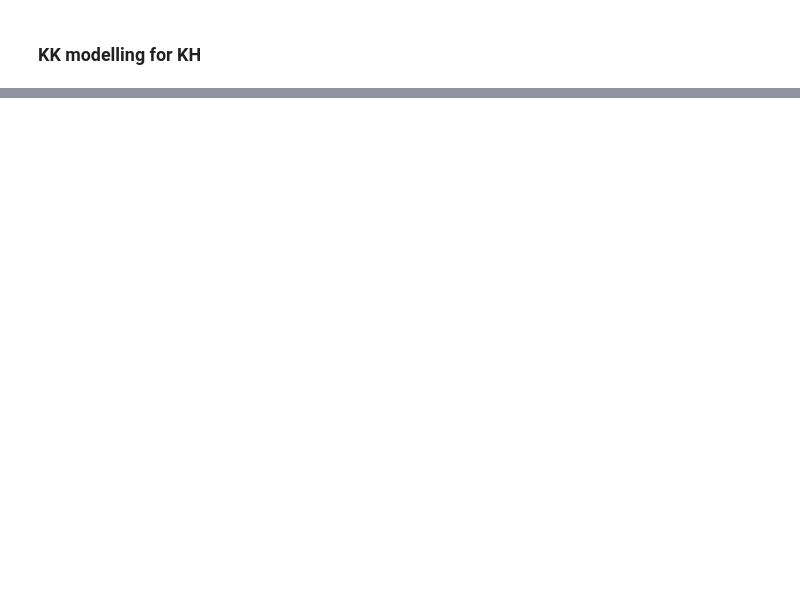
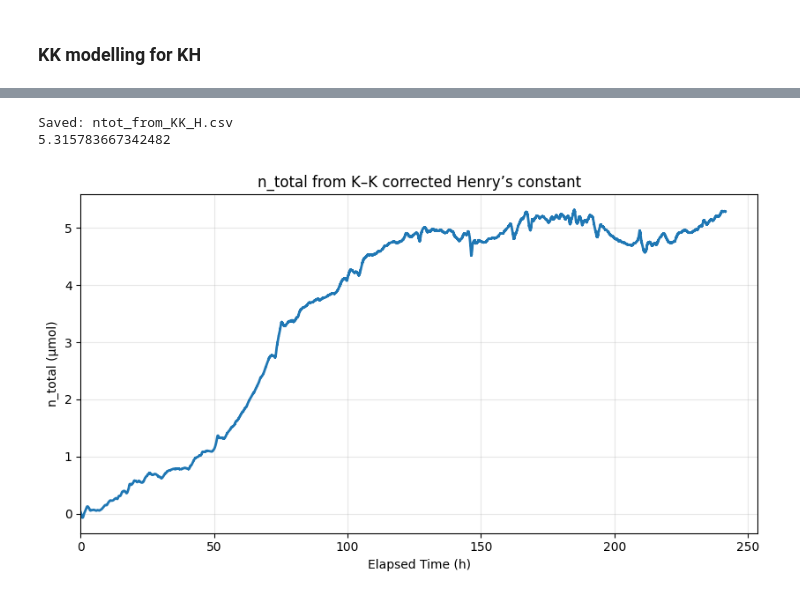
Before and after one commit to ChandrikaSethumadhavan/Thesis, a Jupyter notebook: EDA.ipynb, the cells around one changed output, grey strips where cells are left out. Cells and saved outputs as stored; diff of their text form; code cells hidden in the pictures; blank space fills up the shorter version.

```diff
--- a/EDA.ipynb
+++ b/EDA.ipynb
@@ -497,0 +793,77 @@ Saved: M2_2.18mM_pressure_o2_release_n_total_dynamic_T_kH.csv
+# %%
+import pandas as pd
+import numpy as np
+import matplotlib.pyplot as plt
+from pathlib import Path
+
+# -------- inputs --------
+main_csv_path  = "M2_2.18mM_pressure_o2_release.csv"
+press_col      = "DWT denoised pressure (kPa)"   # absolute kPa for the gas you care about
+time_col       = "Time (s)"                      # already hours
+KK_H_csv       = "KK_Hvalues.csv"                # has columns: P_atm, T_K, H_atmL_per_mol
+
+# ------------------------
+
+# constants (atm, L, mol, K system)
+R   = 0.08205736608096     # L·atm·mol^-1·K^-1
+Vg  = 0.002                # L
+Vsol= 0.006                # L
+ATM_KPA = 101.325
+
+# --- load data ---
+df_main = pd.read_csv(main_csv_path)
+df_main.columns = [c.strip() for c in df_main.columns]
+df_H    = pd.read_csv(KK_H_csv)
+df_H.columns = [c.strip() for c in df_H.columns]
+
+# pull series and align
+t_h   = pd.to_numeric(df_main[time_col], errors="coerce")
+P_kPa = pd.to_numeric(df_main[press_col], errors="coerce")
+T_K   = pd.to_numeric(df_H["T_K"], errors="coerce")
+H     = pd.to_numeric(df_H["H_atmL_per_mol"], errors="coerce")   # atm·L/mol from K–K
+
+n = min(len(t_h), len(P_kPa), len(T_K), len(H))
+t_h, P_kPa, T_K, H = [s.iloc[:n].reset_index(drop=True) for s in (t_h, P_kPa, T_K, H)]
+t_h = t_h - t_h.iloc[0]  # start at 0 h
+
+# absolute pressure (atm)
+
+P_abs_atm = P_kPa / ATM_KPA
+
+# convert H -> kH
+kH = 1.0 / H  # mol·L^-1·atm^-1
+
+# --- n_total(t) in µmol with dynamic T and kH(H from K–K) ---
+A_gas_term = Vg / (R * T_K.values)   # mol/atm
+A_aq_term  = kH.values * Vsol        # mol/atm
+A_total    = A_gas_term + A_aq_term  # mol/atm
+n_tot_umol = (P_abs_atm.values * A_total) * 1e6
+
+# save
+out = pd.DataFrame({
+    "Elapsed Time (h)": t_h,
+    "P_abs (atm)": P_abs_atm,
+    "T_K": T_K,
+    "H_atmL_per_mol": H,
+    "kH_mol_per_L_atm": kH,
+    "n_total (µmol)": n_tot_umol
+})
+out_path = Path("ntot_from_KK_H.csv")
+out.to_csv(out_path, index=False)
+print(f"Saved: {out_path}")
+print(max(n_tot_umol))
+
+# plot
+plt.figure(figsize=(8.4, 4.8))
+plt.plot(out["Elapsed Time (h)"], out["n_total (µmol)"], lw=2)
+plt.xlabel("Elapsed Time (h)")
+plt.ylabel("n_total (µmol)")
+plt.title("n_total from K–K corrected Henry’s constant")
+plt.grid(True, alpha=0.3)
+plt.xlim(left=0)
+plt.tight_layout()
+plt.show()
+# %% [output]
+Saved: ntot_from_KK_H.csv
+5.315783667342482
+[figure, added]
```
Also changed, not shown: parts of 10 cells of this notebook, 2 other files.
